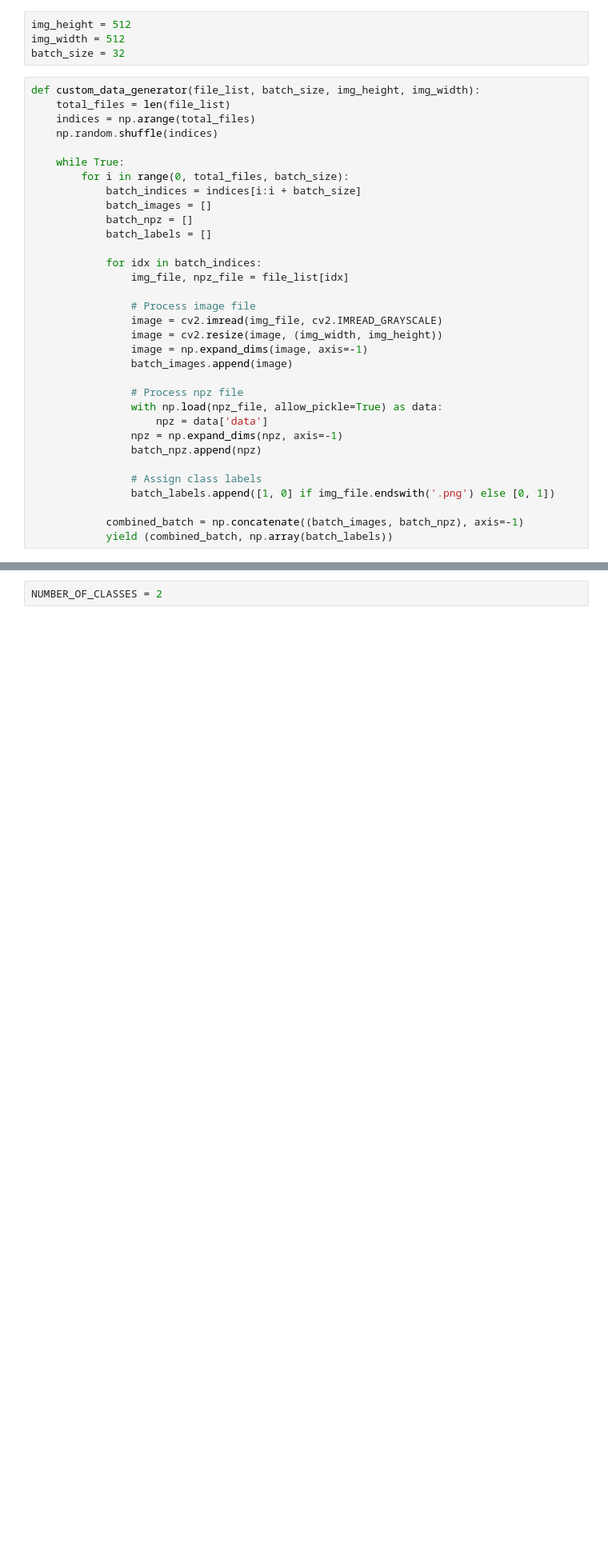
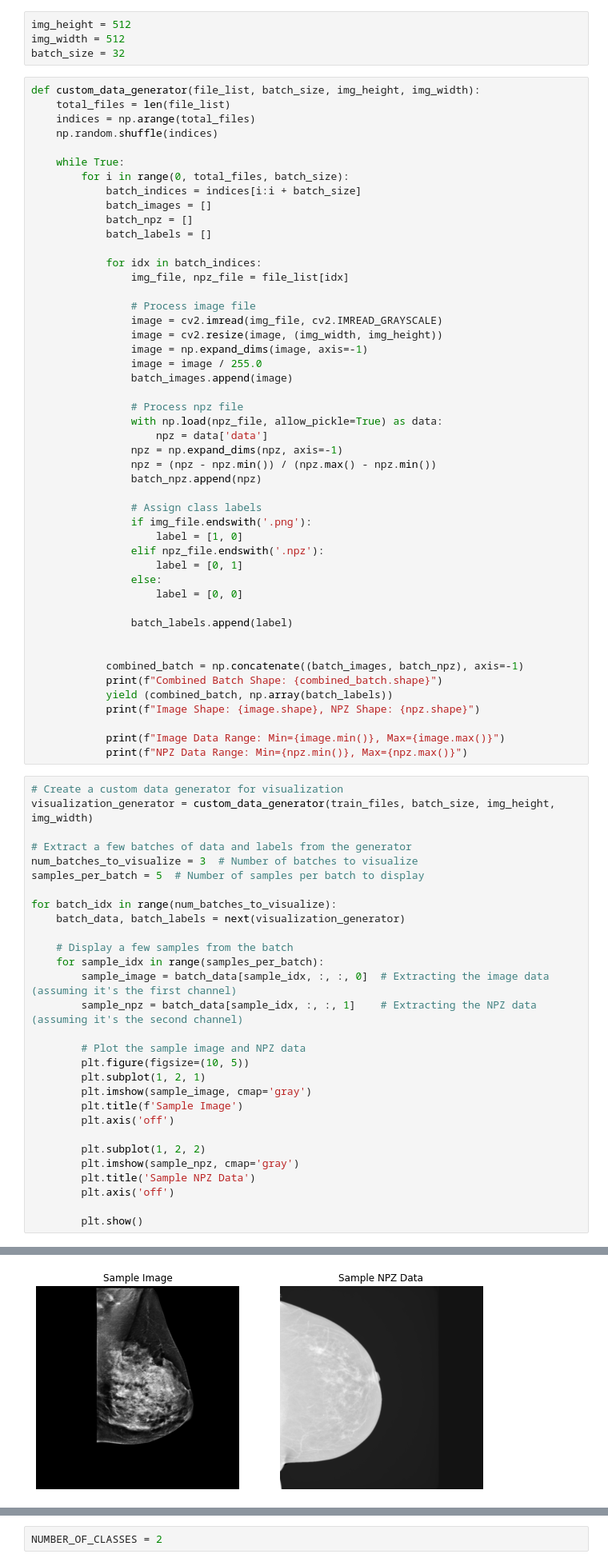
Before and after one commit to VidhyaSree-N/classifier_synthetic_original_mammograms, a Jupyter notebook: Updating_classifier.ipynb, the cells around one changed output, grey strips where cells are left out. Shown at 80% size. Cells and saved outputs as stored; diff of their text form; blank space fills up the shorter version.

```diff
--- a/Updating_classifier.ipynb
+++ b/Updating_classifier.ipynb
@@ -55,16 +164,61 @@ def custom_data_generator(file_list, batch_size, img_height, img_width):
                 image = cv2.imread(img_file, cv2.IMREAD_GRAYSCALE)
                 image = cv2.resize(image, (img_width, img_height))
                 image = np.expand_dims(image, axis=-1)
+                image = image / 255.0
                 batch_images.append(image)
 
                 # Process npz file
                 with np.load(npz_file, allow_pickle=True) as data:
                     npz = data['data']
                 npz = np.expand_dims(npz, axis=-1)
+                npz = (npz - npz.min()) / (npz.max() - npz.min())
                 batch_npz.append(npz)
 
                 # Assign class labels
-                batch_labels.append([1, 0] if img_file.endswith('.png') else [0, 1])
+                if img_file.endswith('.png'):
+                    label = [1, 0]
+                elif npz_file.endswith('.npz'):
+                    label = [0, 1]
+                else:
+                    label = [0, 0]
+
+                batch_labels.append(label)
+
 
             combined_batch = np.concatenate((batch_images, batch_npz), axis=-1)
+            print(f"Combined Batch Shape: {combined_batch.shape}")
             yield (combined_batch, np.array(batch_labels))
+            print(f"Image Shape: {image.shape}, NPZ Shape: {npz.shape}")
+
+            print(f"Image Data Range: Min={image.min()}, Max={image.max()}")
+            print(f"NPZ Data Range: Min={npz.min()}, Max={npz.max()}")
+# %%
+# Create a custom data generator for visualization
+visualization_generator = custom_data_generator(train_files, batch_size, img_height, img_width)
+
+# Extract a few batches of data and labels from the generator
+num_batches_to_visualize = 3  # Number of batches to visualize
+samples_per_batch = 5  # Number of samples per batch to display
+
+for batch_idx in range(num_batches_to_visualize):
+    batch_data, batch_labels = next(visualization_generator)
+
+    # Display a few samples from the batch
+    for sample_idx in range(samples_per_batch):
+        sample_image = batch_data[sample_idx, :, :, 0]  # Extracting the image data (assuming it's the first channel)
+        sample_npz = batch_data[sample_idx, :, :, 1]    # Extracting the NPZ data (assuming it's the second channel)
+
+        # Plot the sample image and NPZ data
+        plt.figure(figsize=(10, 5))
+        plt.subplot(1, 2, 1)
+        plt.imshow(sample_image, cmap='gray')
+        plt.title(f'Sample Image')
+        plt.axis('off')
+
+        plt.subplot(1, 2, 2)
+        plt.imshow(sample_npz, cmap='gray')
+        plt.title('Sample NPZ Data')
+        plt.axis('off')
+
+        plt.show()
+# %% [output]
@@ -70,0 +226 @@ def custom_data_generator(file_list, batch_size, img_height, img_width):
+[figure, added]
```
Also changed, not shown: parts of 23 cells of this notebook.
